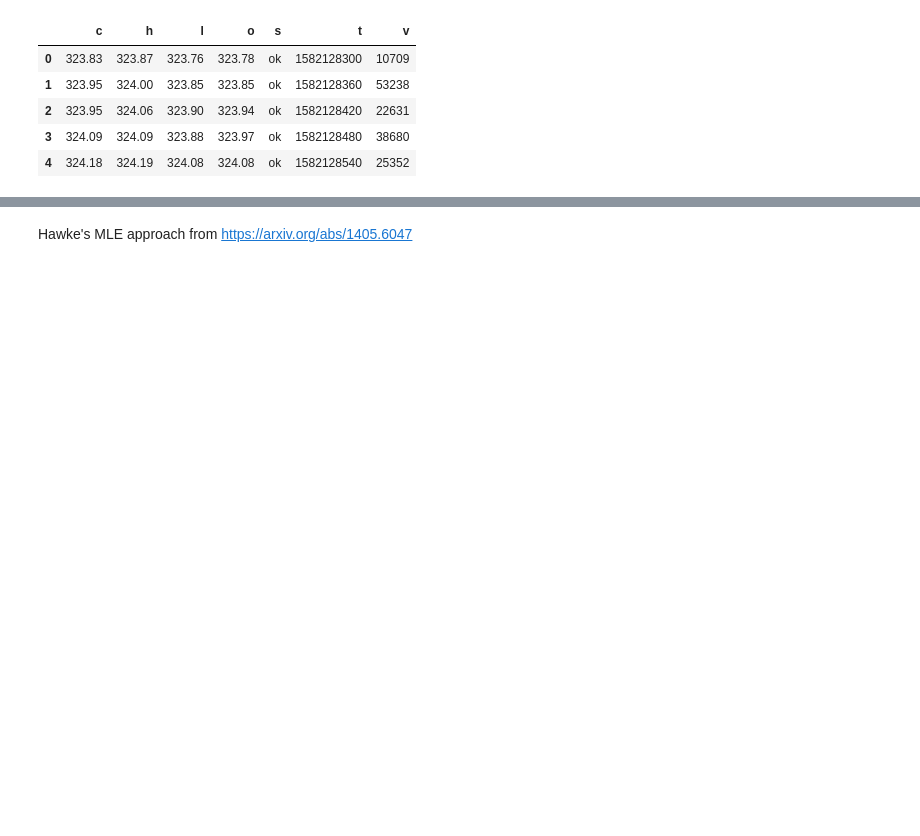
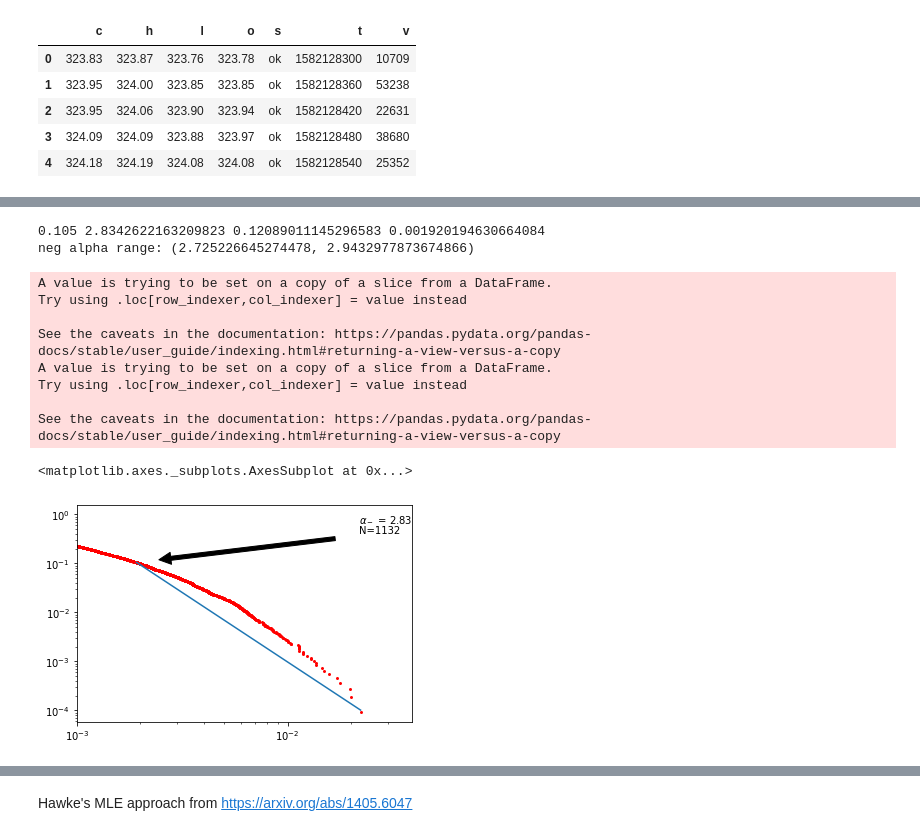
Before and after one commit to irrationomical/OOTM-Option-Pricing-with-Power-Laws-and-News, a Jupyter notebook: HawkesProcess.ipynb, the cells around one changed output, grey strips where cells are left out. Cells and saved outputs as stored; diff of their text form; code cells hidden in the pictures; blank space fills up the shorter version.

```diff
--- a/HawkesProcess.ipynb
+++ b/HawkesProcess.ipynb
@@ -248,0 +456,31 @@ See the caveats in the documentation: https://pandas.pydata.org/pandas-docs/stab
+# %%
+# sort by move size and calculate cdf
+
+df_pos = df.loc[df['pos'] == 1]
+pos_sorted = df_pos.sort_values('diff')
+pos_sorted['prob'] = 1 - np.arange(pos_sorted.shape[0]) / pos_sorted.shape[0]
+pos_sorted = pos_sorted.reset_index(drop=True)
+
+df_neg = df.loc[df['pos'] == 0]
+neg_sorted = df_neg.sort_values('diff')
+neg_sorted['prob'] = 1 - np.arange(neg_sorted.shape[0]) / neg_sorted.shape[0]
+neg_sorted = neg_sorted.reset_index(drop=True)
+
+# pos_sorted.tail()
+#
+#calc_emperical(pos_sorted)
+show_power_law(neg_sorted=neg_sorted)
+#neg_pos_sortedsorted.loc[:,'diff'].to_numpy()
+# %% [output]
+0.105 2.8342622163209823 0.12089011145296583 0.001920194630664084
+neg alpha range: (2.725226645274478, 2.9432977873674866)
+A value is trying to be set on a copy of a slice from a DataFrame.
+Try using .loc[row_indexer,col_indexer] = value instead
+
+See the caveats in the documentation: https://pandas.pydata.org/pandas-docs/stable/user_guide/indexing.html#returning-a-view-versus-a-copy
+A value is trying to be set on a copy of a slice from a DataFrame.
+Try using .loc[row_indexer,col_indexer] = value instead
+
+See the caveats in the documentation: https://pandas.pydata.org/pandas-docs/stable/user_guide/indexing.html#returning-a-view-versus-a-copy
+<matplotlib.axes._subplots.AxesSubplot at 0x...>
+[figure, added]
```
Also changed, not shown: parts of 15 cells of this notebook.
